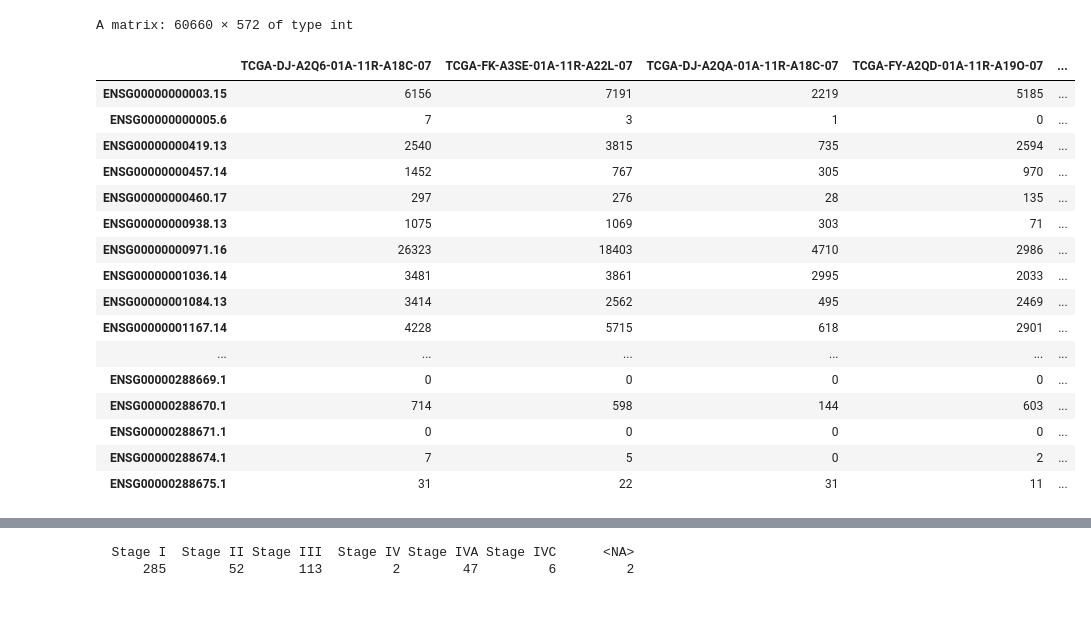
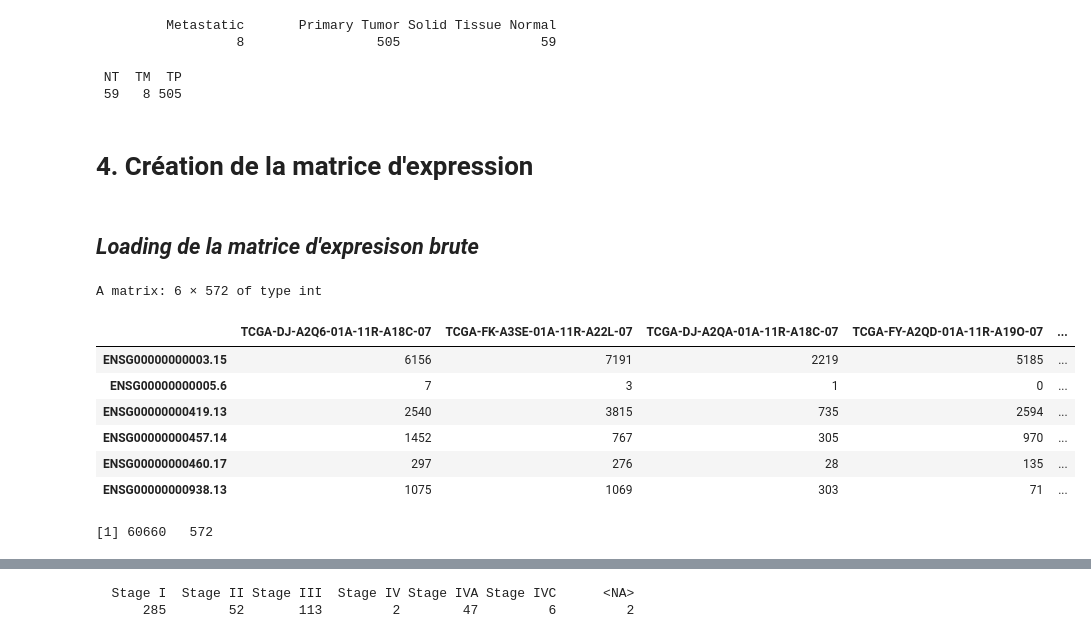
Before and after one commit to elodiehusson/Deep-Learning-Project, a Jupyter notebook: script/Essai sur R.ipynb, the cells around one changed output, grey strips where cells are left out. Drawn from its saved outputs; the diff is of its cells as text; code cells hidden in the pictures; blank space fills up the shorter version.

```diff
--- a/script/Essai sur R.ipynb
+++ b/script/Essai sur R.ipynb
@@ -90,22 +175,27 @@ A data.frame: 6 × 241
+# %%
+# Types d’échantillons
+table(meta$sample_type)
+table(meta$shortLetterCode)
+# %% [output]
+         Metastatic       Primary Tumor Solid Tissue Normal
+                  8                 505                  59
+ NT  TM  TP
+ 59   8 505
+# %% [markdown]
+# **4. Création de la matrice d'expression**
+# %% [markdown]
+## *Loading de la matrice d'expresison brute*
 # %%
 expr <- assay(se)   # counts
-expr
+head(expr)
+dim(expr)
 # %% [output]
-A matrix: 60660 × 572 of type int
+A matrix: 6 × 572 of type int
 |  | TCGA-DJ-A2Q6-01A-11R-A18C-07 | TCGA-FK-A3SE-01A-11R-A22L-07 | TCGA-DJ-A2QA-01A-11R-A18C-07 | TCGA-FY-A2QD-01A-11R-A19O-07 | ... |
 | ENSG00000000003.15 | 6156 | 7191 | 2219 | 5185 | ... |
 | ENSG00000000005.6 | 7 | 3 | 1 | 0 | ... |
 | ENSG00000000419.13 | 2540 | 3815 | 735 | 2594 | ... |
 | ENSG00000000457.14 | 1452 | 767 | 305 | 970 | ... |
 | ENSG00000000460.17 | 297 | 276 | 28 | 135 | ... |
 | ENSG00000000938.13 | 1075 | 1069 | 303 | 71 | ... |
-| ENSG00000000971.16 | 26323 | 18403 | 4710 | 2986 | ... |
-| ENSG00000001036.14 | 3481 | 3861 | 2995 | 2033 | ... |
-| ENSG00000001084.13 | 3414 | 2562 | 495 | 2469 | ... |
-| ENSG00000001167.14 | 4228 | 5715 | 618 | 2901 | ... |
-| ... | ... | ... | ... | ... | ... |
-| ENSG00000288669.1 | 0 | 0 | 0 | 0 | ... |
-| ENSG00000288670.1 | 714 | 598 | 144 | 603 | ... |
-| ENSG00000288671.1 | 0 | 0 | 0 | 0 | ... |
-| ENSG00000288674.1 | 7 | 5 | 0 | 2 | ... |
-| ENSG00000288675.1 | 31 | 22 | 31 | 11 | ... |
+[1] 60660   572
```
Also changed, not shown: parts of 28 cells of this notebook, 2 other files.
